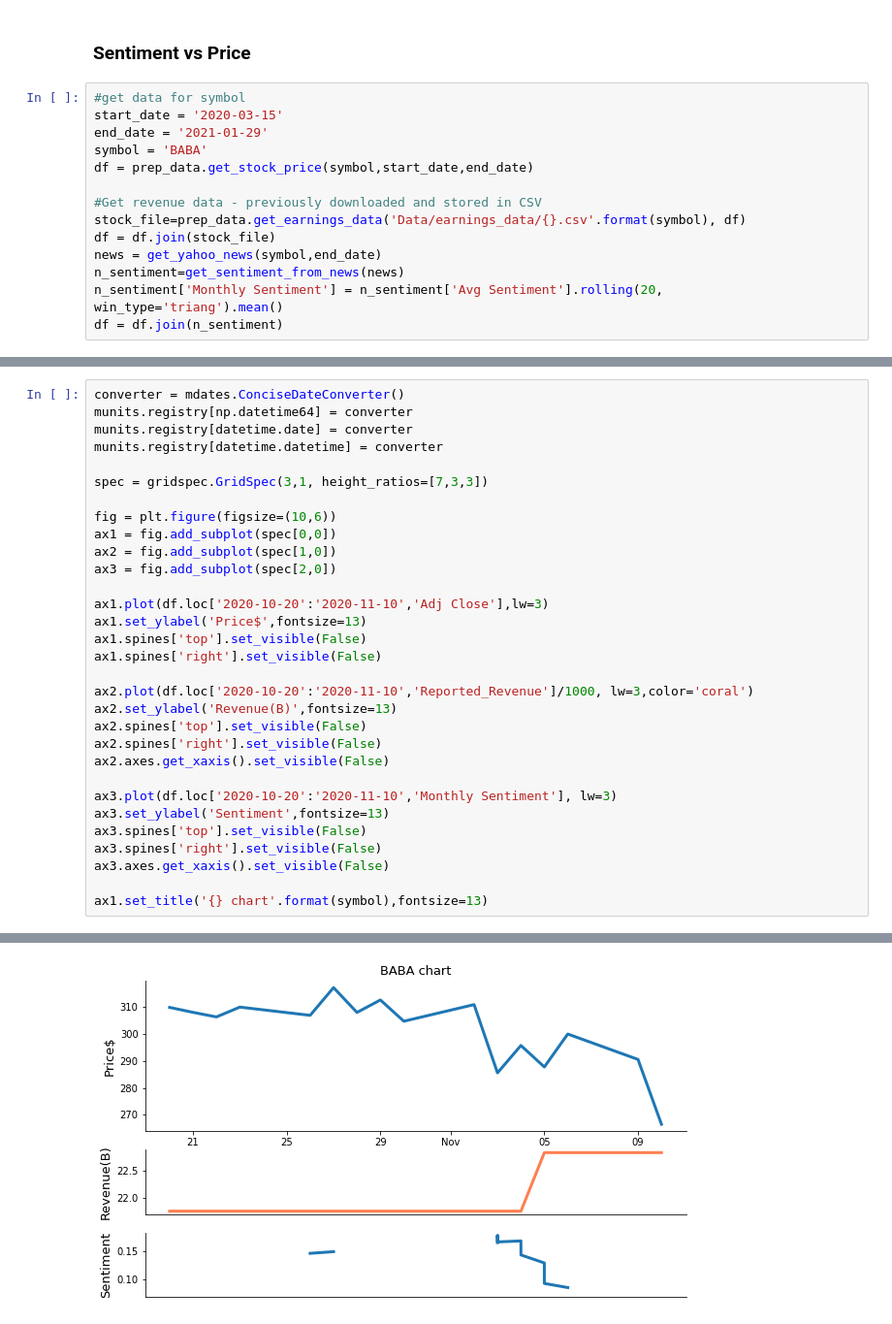
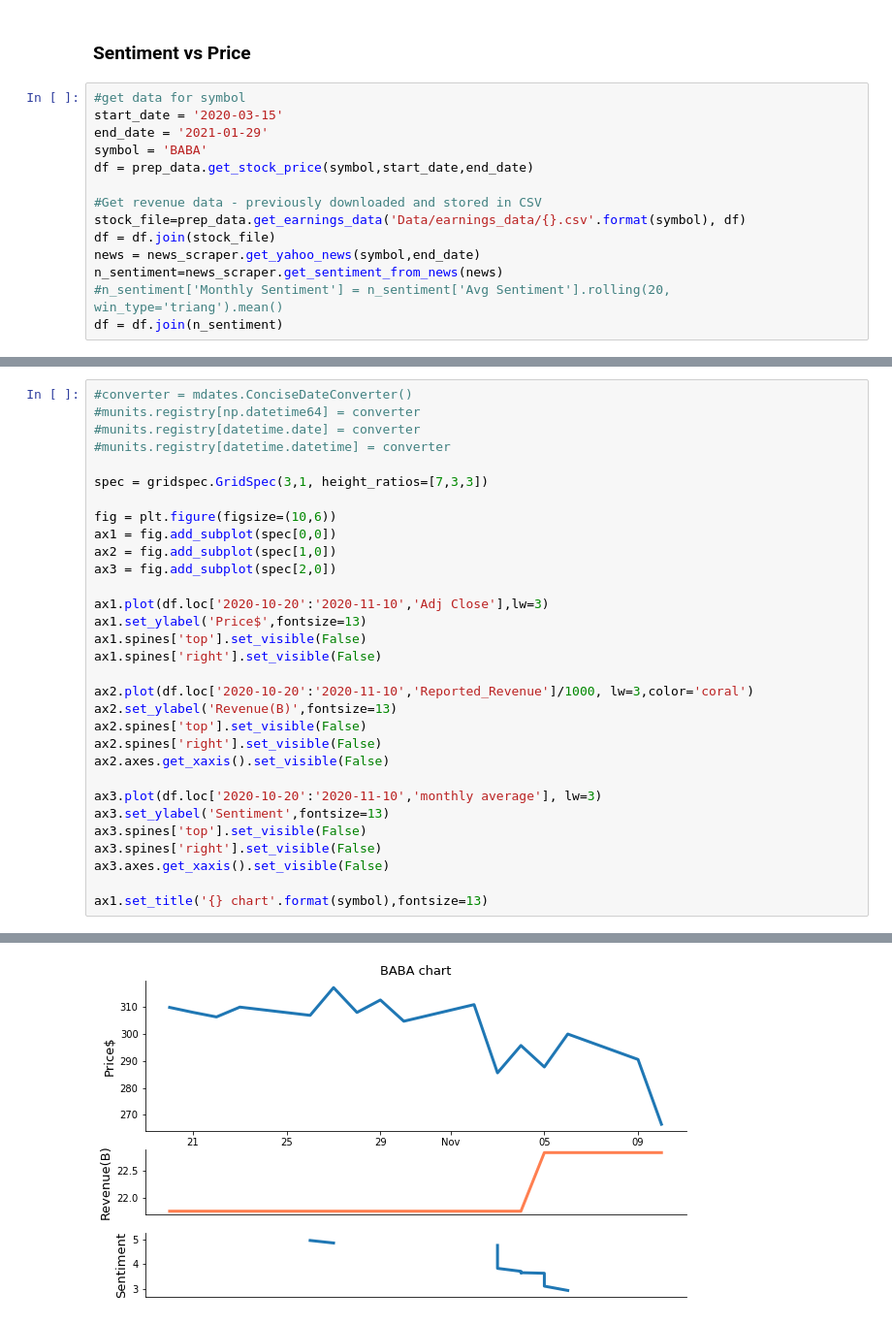
Before and after one commit to sj-ucsd/ece143_stock_sentiment_analysis, a Jupyter notebook: Stock_data_visualization.ipynb, the cells around one changed output, grey strips where cells are left out. Shown at 97% size. Cells and saved outputs as stored; diff of their text form.

```diff
--- a/Stock_data_visualization.ipynb
+++ b/Stock_data_visualization.ipynb
@@ -357,9 +323,9 @@ df = prep_data.get_stock_price(symbol,start_date,end_date)
 #Get revenue data - previously downloaded and stored in CSV
 stock_file=prep_data.get_earnings_data('Data/earnings_data/{}.csv'.format(symbol), df)
 df = df.join(stock_file)
-news = get_yahoo_news(symbol,end_date)
-n_sentiment=get_sentiment_from_news(news)
-n_sentiment['Monthly Sentiment'] = n_sentiment['Avg Sentiment'].rolling(20, win_type='triang').mean()
+news = news_scraper.get_yahoo_news(symbol,end_date)
+n_sentiment=news_scraper.get_sentiment_from_news(news)
+#n_sentiment['Monthly Sentiment'] = n_sentiment['Avg Sentiment'].rolling(20, win_type='triang').mean()
 df = df.join(n_sentiment)
 # %% [output]
 [nltk_data] Downloading package vader_lexicon to
@@ -371,34 +334,34 @@ Index(['provider_publish_time', 'title', 'summary', 'date', 'compound',
 # %%
-converter = mdates.ConciseDateConverter()
-munits.registry[np.datetime64] = converter
-munits.registry[datetime.date] = converter
-munits.registry[datetime.datetime] = converter
+#converter = mdates.ConciseDateConverter()
+#munits.registry[np.datetime64] = converter
+#munits.registry[datetime.date] = converter
+#munits.registry[datetime.datetime] = converter
 
 spec = gridspec.GridSpec(3,1, height_ratios=[7,3,3])
 
 fig = plt.figure(figsize=(10,6))
 ax1 = fig.add_subplot(spec[0,0])
 ax2 = fig.add_subplot(spec[1,0])
 ax3 = fig.add_subplot(spec[2,0])
 
 ax1.plot(df.loc['2020-10-20':'2020-11-10','Adj Close'],lw=3)
 ax1.set_ylabel('Price$',fontsize=13)
 ax1.spines['top'].set_visible(False)
 ax1.spines['right'].set_visible(False)
 
 ax2.plot(df.loc['2020-10-20':'2020-11-10','Reported_Revenue']/1000, lw=3,color='coral')
 ax2.set_ylabel('Revenue(B)',fontsize=13)
 ax2.spines['top'].set_visible(False)
 ax2.spines['right'].set_visible(False)
 ax2.axes.get_xaxis().set_visible(False)
 
-ax3.plot(df.loc['2020-10-20':'2020-11-10','Monthly Sentiment'], lw=3)
+ax3.plot(df.loc['2020-10-20':'2020-11-10','monthly average'], lw=3)
 ax3.set_ylabel('Sentiment',fontsize=13)
 ax3.spines['top'].set_visible(False)
 ax3.spines['right'].set_visible(False)
 ax3.axes.get_xaxis().set_visible(False)
 
 ax1.set_title('{} chart'.format(symbol),fontsize=13)
 # %% [output]
 Text(0.5, 1.0, 'BABA chart')
-[figure, old version]
+[figure, new version]
```
Also changed, not shown: parts of 23 cells of this notebook, 3 other files.
